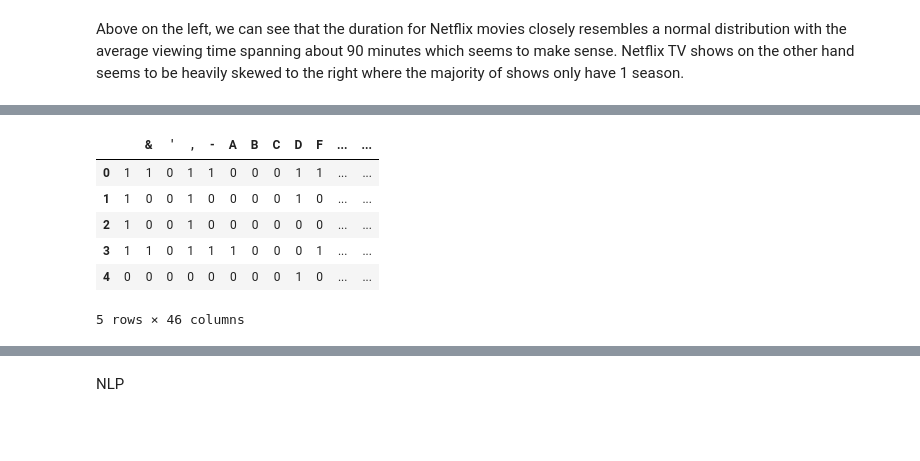
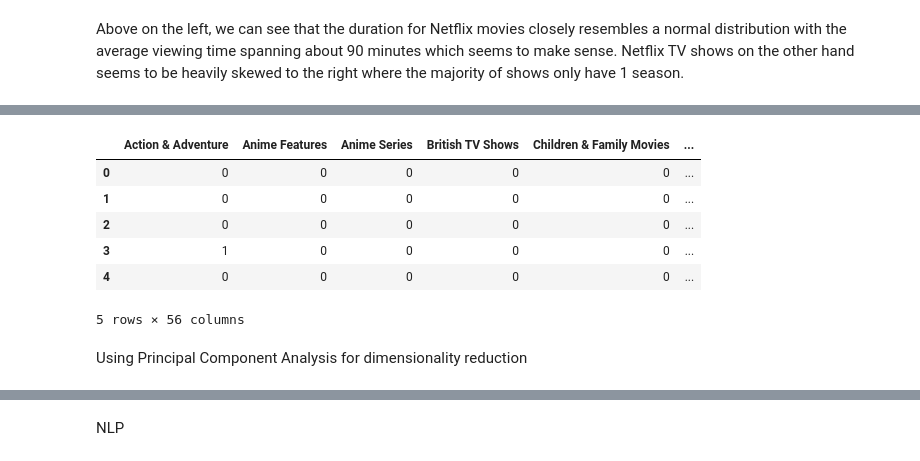
Before and after one commit to kiran2424/Netflix-Movies-and-TV-Shows-Clustering, a Jupyter notebook: NETFLIX_MOVIES_AND_TV_SHOWS_CLUSTERING.ipynb, the cells around one changed output, grey strips where cells are left out. Cells and saved outputs as stored; diff of their text form; code cells hidden in the pictures; blank space fills up the shorter version.

```diff
--- a/NETFLIX_MOVIES_AND_TV_SHOWS_CLUSTERING.ipynb
+++ b/NETFLIX_MOVIES_AND_TV_SHOWS_CLUSTERING.ipynb
@@ -374,11 +382,9 @@ Above on the left, we can see that the duration for Netflix movies closely resem
 # %%
+data.listed_in = data.listed_in.str.split(', ').tolist()
 mlb = MultiLabelBinarizer()
-mlb_data = data.join(pd.DataFrame(mlb.fit_transform(data.pop('listed_in')),columns=mlb.classes_ ,index=data.index))
+mlb_data = data.join(pd.DataFrame(mlb.fit_transform(data['listed_in']),columns=mlb.classes_ ,index=data.index))
 # %%
 one_hot_encoder = OneHotEncoder(handle_unknown='ignore', sparse=False)
-r=data['rating'].unique()
-print(r)
 one_hot_rating = pd.DataFrame(one_hot_encoder.fit_transform(mlb_data[['rating']]),columns=data['rating'].unique())
-
 one_hot_rating.index = mlb_data.index
-mlb_data_1 = mlb_data.join(one_hot_rating, lsuffix='_left', rsuffix='_right')
+mlb_data = mlb_data.join(one_hot_rating)
@@ -413,11 +406,13 @@ netflix_encoded_data = mlb_data.join(count_encoded.add_suffix("_count"))
 # %%
-netflix_encoded_data = netflix_encoded_data.drop(['show_id','date_added','release_year','duration','added_day',	'added_month','added_year','type','title','director','cast','country','rating','description'], axis=1)
+netflix_encoded_data = mlb_data.drop(['listed_in','show_id','date_added','release_year','duration','added_day',	'added_month','added_year','type','title','director','cast','country','rating','description'], axis=1)
 netflix_encoded_data.head()
 # %% [output]
-|  |  | & | ' | , | - | A | B | C | D | F | ... | ... |
-| 0 | 1 | 1 | 0 | 1 | 1 | 0 | 0 | 0 | 1 | 1 | ... | ... |
-| 1 | 1 | 0 | 0 | 1 | 0 | 0 | 0 | 0 | 1 | 0 | ... | ... |
-| 2 | 1 | 0 | 0 | 1 | 0 | 0 | 0 | 0 | 0 | 0 | ... | ... |
-| 3 | 1 | 1 | 0 | 1 | 1 | 1 | 0 | 0 | 0 | 1 | ... | ... |
-| 4 | 0 | 0 | 0 | 0 | 0 | 0 | 0 | 0 | 1 | 0 | ... | ... |
+|  | Action & Adventure | Anime Features | Anime Series | British TV Shows | Children & Family Movies | ... |
+| 0 | 0 | 0 | 0 | 0 | 0 | ... |
+| 1 | 0 | 0 | 0 | 0 | 0 | ... |
+| 2 | 0 | 0 | 0 | 0 | 0 | ... |
+| 3 | 1 | 0 | 0 | 0 | 0 | ... |
+| 4 | 0 | 0 | 0 | 0 | 0 | ... |
-5 rows × 46 columns
+5 rows × 56 columns
+# %% [markdown]
+Using Principal Component Analysis for dimensionality reduction
```
Also changed, not shown: parts of 20 cells of this notebook.
